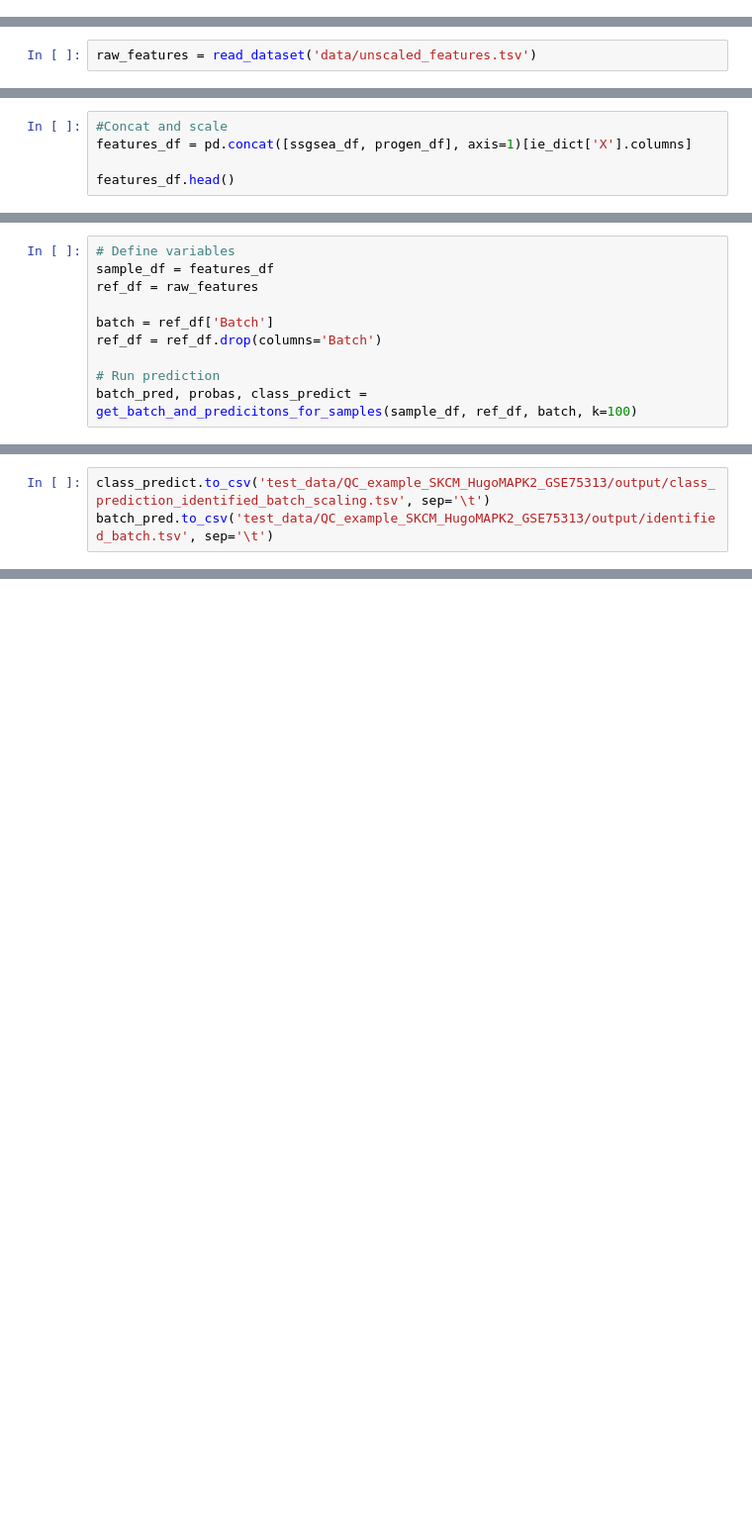
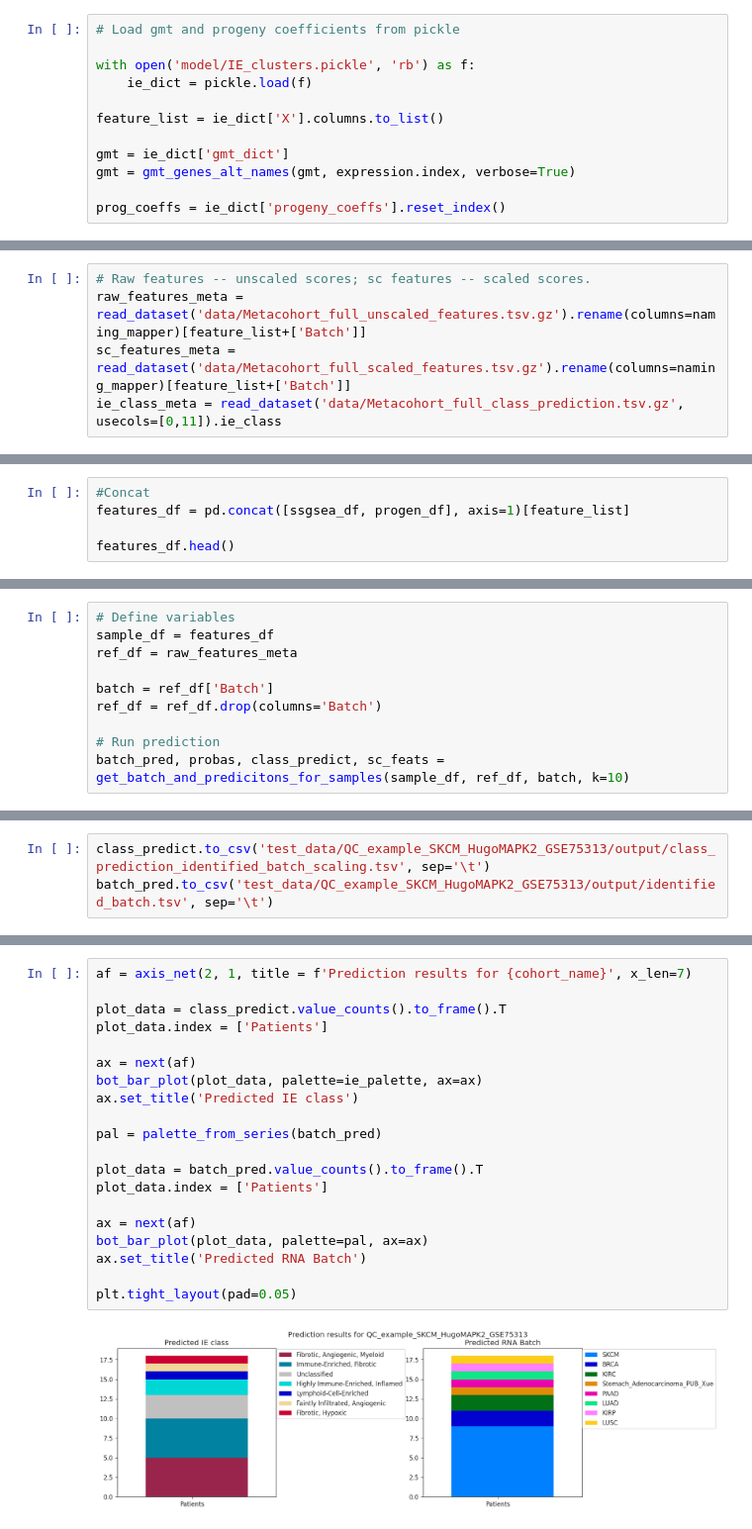
Before and after one commit to BostonGene/Immune_Escape, a Jupyter notebook: Get_reference_cohort_and_classify.ipynb, the cells around one changed output, grey strips where cells are left out. Shown at 99% size. Saved outputs shown, nothing was run; the diff lists cells and outputs as text; blank space fills up the shorter version.

Commit message:
Added visualization

```diff
--- a/Get_reference_cohort_and_classify.ipynb
+++ b/Get_reference_cohort_and_classify.ipynb
@@ -42,3 +90,15 @@ expression.head()
 | A2M | 8.315325 | 8.688029 | 7.213757 | 8.189954 | 9.775147 | 9.202142 | 8.738409 | 8.469137 | ... |
 | A2ML1 | 1.939184 | 3.383156 | 5.002732 | 5.324455 | 0.676129 | 0.108234 | 1.979346 | 1.943242 | ... |
 | A3GALT2 | 0.000000 | 0.080243 | 0.000000 | 0.000000 | 0.800559 | 0.293649 | 0.000000 | 0.029331 | ... |
+# %%
+# Load gmt and progeny coefficients from pickle
+
+with open('model/IE_clusters.pickle', 'rb') as f:
+    ie_dict = pickle.load(f)
+
+feature_list = ie_dict['X'].columns.to_list()
+
+gmt = ie_dict['gmt_dict']
+gmt = gmt_genes_alt_names(gmt, expression.index, verbose=True)
+
+prog_coeffs = ie_dict['progeny_coeffs'].reset_index()
@@ -45,7 +110,10 @@ expression.head()
 # %% [markdown]
 ## Load metacohort for mapping
 # %%
-raw_features = read_dataset('data/unscaled_features.tsv')
+# Raw features -- unscaled scores; sc features -- scaled scores.
+raw_features_meta = read_dataset('data/Metacohort_full_unscaled_features.tsv.gz').rename(columns=naming_mapper)[feature_list+['Batch']]
+sc_features_meta = read_dataset('data/Metacohort_full_scaled_features.tsv.gz').rename(columns=naming_mapper)[feature_list+['Batch']]
+ie_class_meta = read_dataset('data/Metacohort_full_class_prediction.tsv.gz', usecols=[0,11]).ie_class
 # %% [markdown]
 # Calculate features
 # %% [markdown]
@@ -81,8 +125,8 @@ ssgsea_df = ssgsea_formula(expression.T, gmt)
 # Calculate progeny
 progen_df = run_progeny(expression, prog_coeffs=prog_coeffs).T
 # %%
-#Concat and scale
-features_df = pd.concat([ssgsea_df, progen_df], axis=1)[ie_dict['X'].columns]
+#Concat
+features_df = pd.concat([ssgsea_df, progen_df], axis=1)[feature_list]
 
 features_df.head()
 # %% [output]
@@ -143,10 +148,10 @@ with open('model/ovr_knn_calibrated.pickle', 'rb') as f:
 # %%
 # Define variables
 sample_df = features_df
-ref_df = raw_features
+ref_df = raw_features_meta
 
 batch = ref_df['Batch']
 ref_df = ref_df.drop(columns='Batch')
 
 # Run prediction
-batch_pred, probas, class_predict = get_batch_and_predicitons_for_samples(sample_df, ref_df, batch, k=100)
+batch_pred, probas, class_predict, sc_feats = get_batch_and_predicitons_for_samples(sample_df, ref_df, batch, k=10)
@@ -178,0 +167,22 @@ batch_pred.to_csv('test_data/QC_example_SKCM_HugoMAPK2_GSE75313/output/identifie
+# %%
+af = axis_net(2, 1, title = f'Prediction results for {cohort_name}', x_len=7)
+
+plot_data = class_predict.value_counts().to_frame().T
+plot_data.index = ['Patients']
+
+ax = next(af)
+bot_bar_plot(plot_data, palette=ie_palette, ax=ax)
+ax.set_title('Predicted IE class')
+
+pal = palette_from_series(batch_pred)
+
+plot_data = batch_pred.value_counts().to_frame().T
+plot_data.index = ['Patients']
+
+ax = next(af)
+bot_bar_plot(plot_data, palette=pal, ax=ax)
+ax.set_title('Predicted RNA Batch')
+
+plt.tight_layout(pad=0.05)
+# %% [output]
+[figure, added]
```
Also changed, not shown: parts of 28 cells of this notebook, 14 other files.
